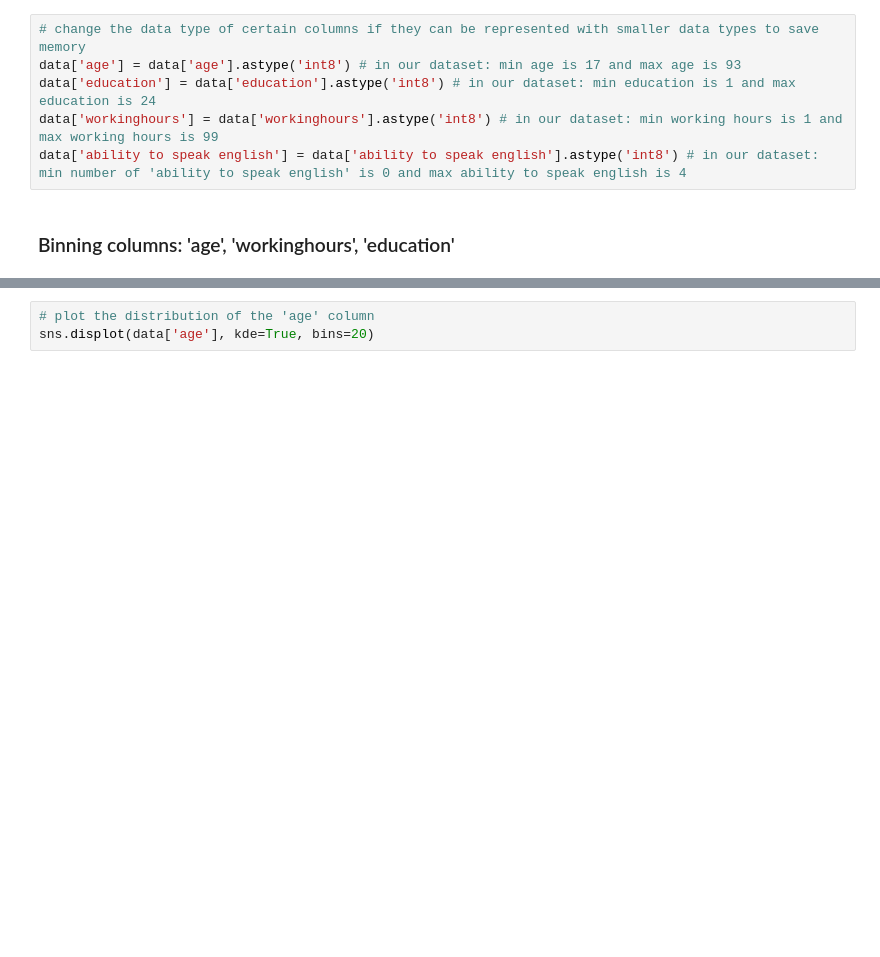
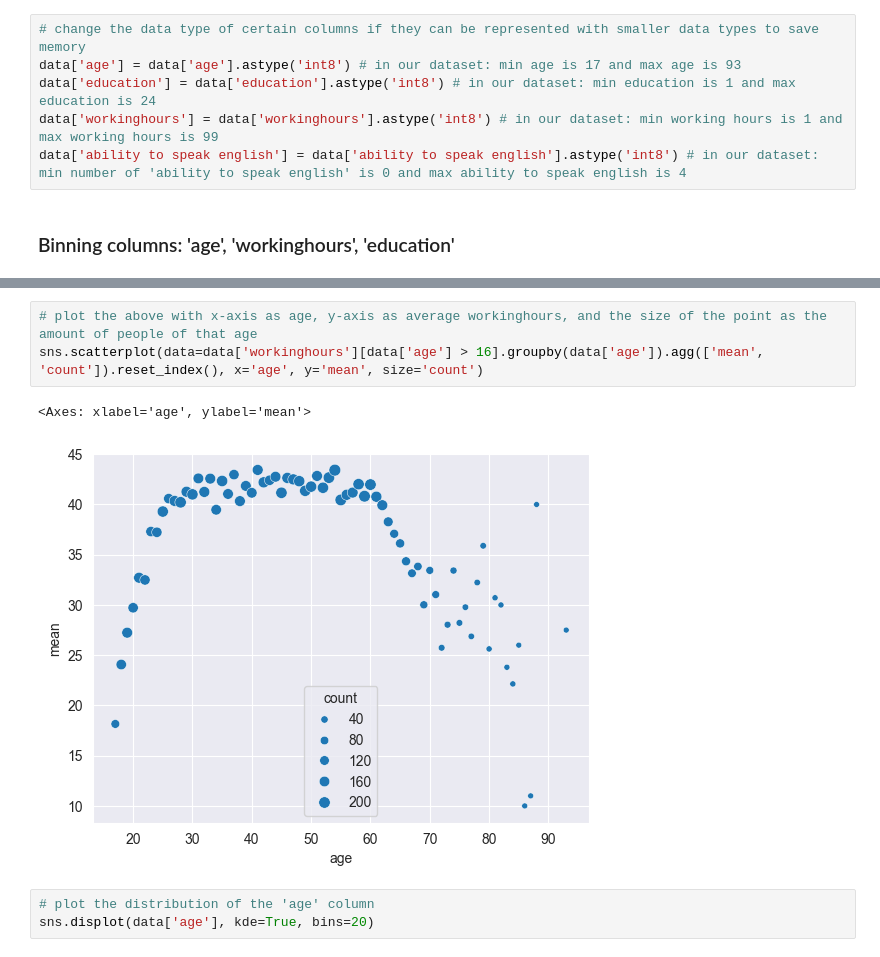
Before and after one commit to MaksimKarnaukh/DataMining, a Jupyter notebook: Assignment1/src/data_preprocessing.ipynb, the cells around one changed output, grey strips where cells are left out. Drawn from its saved outputs; the diff is of its cells as text; blank space fills up the shorter version.

```diff
--- a/Assignment1/src/data_preprocessing.ipynb
+++ b/Assignment1/src/data_preprocessing.ipynb
@@ -93,3 +116,9 @@ data['ability to speak english'] = data['ability to speak english'].astype('int8
+# %%
+# plot the above with x-axis as age, y-axis as average workinghours, and the size of the point as the amount of people of that age
+sns.scatterplot(data=data['workinghours'][data['age'] > 16].groupby(data['age']).agg(['mean', 'count']).reset_index(), x='age', y='mean', size='count')
+# %% [output]
+<Axes: xlabel='age', ylabel='mean'>
+[figure, added]
 # %%
 # plot the distribution of the 'age' column
 sns.displot(data['age'], kde=True, bins=20)
```
Also changed, not shown: parts of 4 cells of this notebook, 1 other file.
